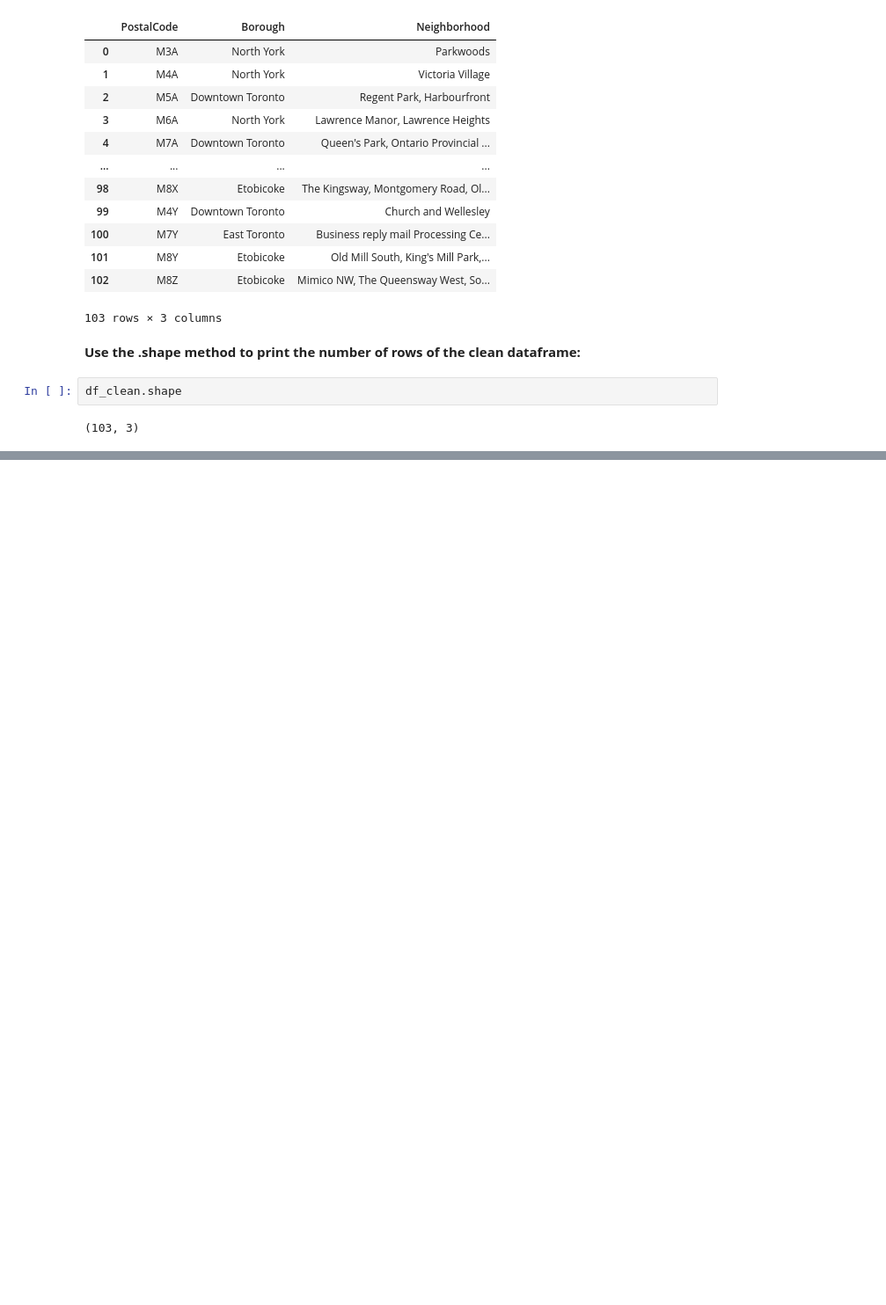
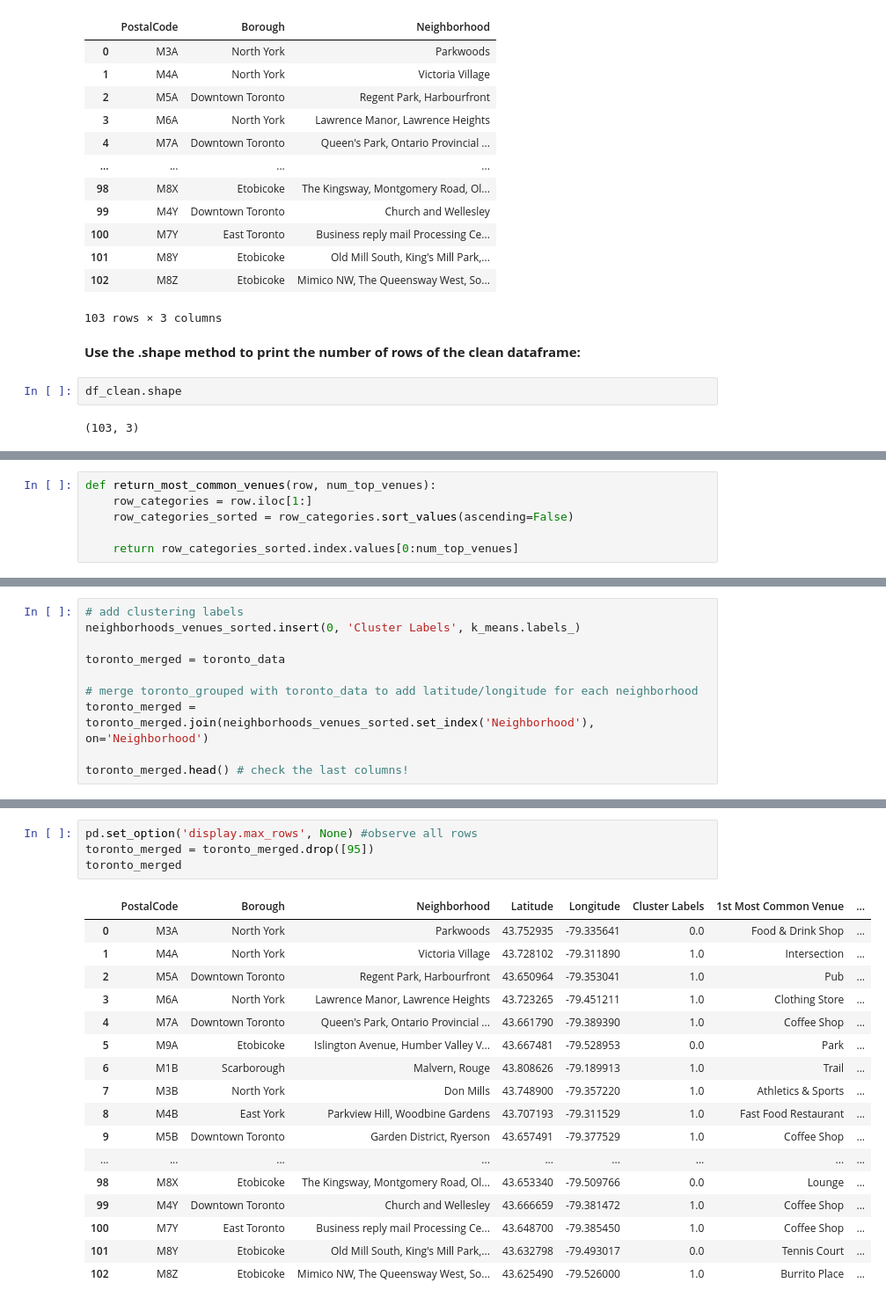
Before and after one commit to AntonyBorel/Coursera-Applied-Data-Science-Capstone, a Jupyter notebook: Applied_Data_Science_Capstone.ipynb, the cells around one changed output, grey strips where cells are left out. Shown at 88% size. Saved outputs shown, nothing was run; the diff lists cells and outputs as text; blank space fills up the shorter version.

```diff
--- a/Applied_Data_Science_Capstone.ipynb
+++ b/Applied_Data_Science_Capstone.ipynb
@@ -238,0 +641,6 @@ df_clean.shape
+# %%
+def return_most_common_venues(row, num_top_venues):
+    row_categories = row.iloc[1:]
+    row_categories_sorted = row_categories.sort_values(ascending=False)
+
+    return row_categories_sorted.index.values[0:num_top_venues]
@@ -238,0 +740,10 @@ df_clean.shape
+# %%
+# add clustering labels
+neighborhoods_venues_sorted.insert(0, 'Cluster Labels', k_means.labels_)
+
+toronto_merged = toronto_data
+
+# merge toronto_grouped with toronto_data to add latitude/longitude for each neighborhood
+toronto_merged = toronto_merged.join(neighborhoods_venues_sorted.set_index('Neighborhood'), on='Neighborhood')
+
+toronto_merged.head() # check the last columns!
@@ -238,0 +784,22 @@ df_clean.shape
+# %%
+pd.set_option('display.max_rows', None) #observe all rows
+toronto_merged = toronto_merged.drop([95])
+toronto_merged
+# %% [output]
+|  | PostalCode | Borough | Neighborhood | Latitude | Longitude | Cluster Labels | 1st Most Common Venue | ... |
+| 0 | M3A | North York | Parkwoods | 43.752935 | -79.335641 | 0.0 | Food & Drink Shop | ... |
+| 1 | M4A | North York | Victoria Village | 43.728102 | -79.311890 | 1.0 | Intersection | ... |
+| 2 | M5A | Downtown Toronto | Regent Park, Harbourfront | 43.650964 | -79.353041 | 1.0 | Pub | ... |
+| 3 | M6A | North York | Lawrence Manor, Lawrence Heights | 43.723265 | -79.451211 | 1.0 | Clothing Store | ... |
+| 4 | M7A | Downtown Toronto | Queen's Park, Ontario Provincial ... | 43.661790 | -79.389390 | 1.0 | Coffee Shop | ... |
+| 5 | M9A | Etobicoke | Islington Avenue, Humber Valley V... | 43.667481 | -79.528953 | 0.0 | Park | ... |
+| 6 | M1B | Scarborough | Malvern, Rouge | 43.808626 | -79.189913 | 1.0 | Trail | ... |
+| 7 | M3B | North York | Don Mills | 43.748900 | -79.357220 | 1.0 | Athletics & Sports | ... |
+| 8 | M4B | East York | Parkview Hill, Woodbine Gardens | 43.707193 | -79.311529 | 1.0 | Fast Food Restaurant | ... |
+| 9 | M5B | Downtown Toronto | Garden District, Ryerson | 43.657491 | -79.377529 | 1.0 | Coffee Shop | ... |
+| ... | ... | ... | ... | ... | ... | ... | ... | ... |
+| 98 | M8X | Etobicoke | The Kingsway, Montgomery Road, Ol... | 43.653340 | -79.509766 | 0.0 | Lounge | ... |
+| 99 | M4Y | Downtown Toronto | Church and Wellesley | 43.666659 | -79.381472 | 1.0 | Coffee Shop | ... |
+| 100 | M7Y | East Toronto | Business reply mail Processing Ce... | 43.648700 | -79.385450 | 1.0 | Coffee Shop | ... |
+| 101 | M8Y | Etobicoke | Old Mill South, King's Mill Park,... | 43.632798 | -79.493017 | 0.0 | Tennis Court | ... |
+| 102 | M8Z | Etobicoke | Mimico NW, The Queensway West, So... | 43.625490 | -79.526000 | 1.0 | Burrito Place | ... |
```
Also changed, not shown: parts of 85 cells of this notebook.
